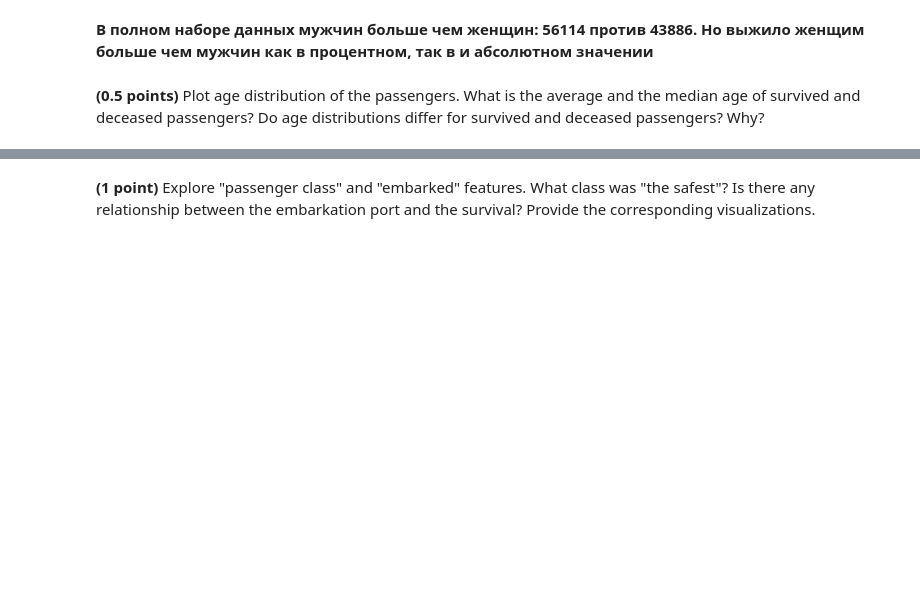
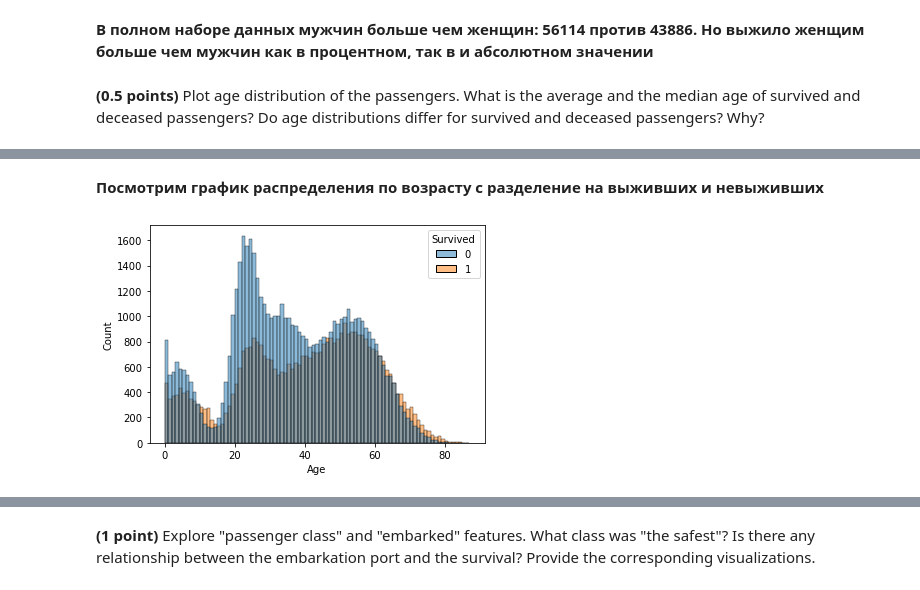
Before and after one commit to codekot/logistics_knn, a Jupyter notebook: hw_classification.ipynb, the cells around one changed output, grey strips where cells are left out. Drawn from its saved outputs; the diff is of its cells as text; code cells hidden in the pictures; blank space fills up the shorter version.

```diff
--- a/hw_classification.ipynb
+++ b/hw_classification.ipynb
@@ -652,0 +668,6 @@ sns.countplot(data=data, x='Sex', hue='Survived');
+# %% [markdown]
+**Посмотрим график распределения по возрасту с разделение на выживших и невыживших**
+# %%
+sns.histplot(x="Age", data=data, hue='Survived', binwidth=1);
+# %% [output]
+[figure, added]
```
Also changed, not shown: parts of 62 cells of this notebook, 1 other file.
